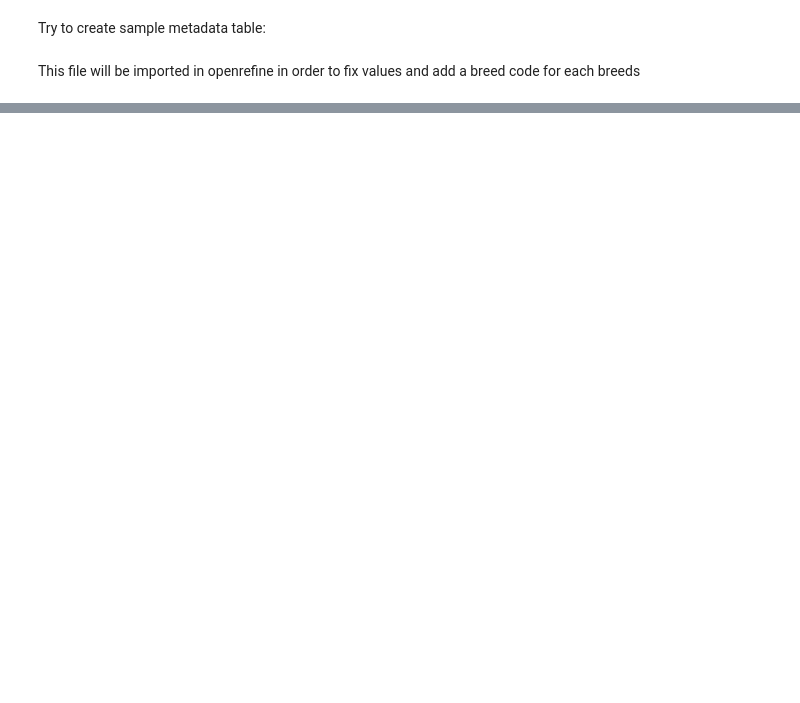
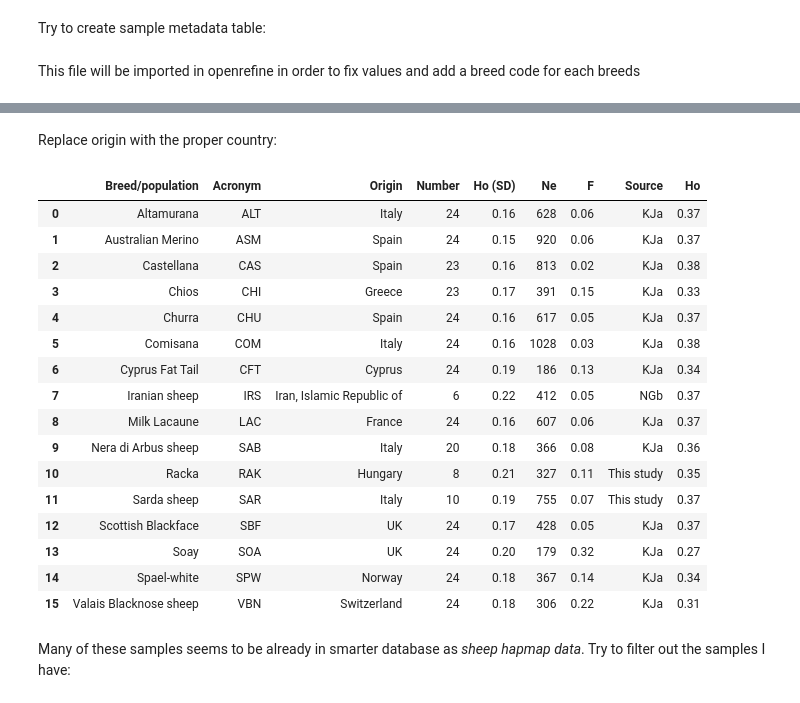
Before and after one commit to cnr-ibba/SMARTER-database, a Jupyter notebook: notebooks/exploratory/0.22.0-bunop-new_sheep_background_data.ipynb, the cells around one changed output, grey strips where cells are left out. Cells and saved outputs as stored; diff of their text form; code cells hidden in the pictures; blank space fills up the shorter version.

```diff
--- a/notebooks/exploratory/0.22.0-bunop-new_sheep_background_data.ipynb
+++ b/notebooks/exploratory/0.22.0-bunop-new_sheep_background_data.ipynb
@@ -133,0 +329,25 @@ This file will be imported in openrefine in order to fix values and add a breed
+# %% [markdown]
+Replace origin with the proper country:
+# %%
+sheep.replace({"Origin": {"Sardinia": "Italy", "Corsica": "France", "Iran": "Iran, Islamic Republic of"}}, inplace=True)
+sheep
+# %% [output]
+|  | Breed/population | Acronym | Origin | Number | Ho (SD) | Ne | F | Source | Ho |
+| 0 | Altamurana | ALT | Italy | 24 | 0.16 | 628 | 0.06 | KJa | 0.37 |
+| 1 | Australian Merino | ASM | Spain | 24 | 0.15 | 920 | 0.06 | KJa | 0.37 |
+| 2 | Castellana | CAS | Spain | 23 | 0.16 | 813 | 0.02 | KJa | 0.38 |
+| 3 | Chios | CHI | Greece | 23 | 0.17 | 391 | 0.15 | KJa | 0.33 |
+| 4 | Churra | CHU | Spain | 24 | 0.16 | 617 | 0.05 | KJa | 0.37 |
+| 5 | Comisana | COM | Italy | 24 | 0.16 | 1028 | 0.03 | KJa | 0.38 |
+| 6 | Cyprus Fat Tail | CFT | Cyprus | 24 | 0.19 | 186 | 0.13 | KJa | 0.34 |
+| 7 | Iranian sheep | IRS | Iran, Islamic Republic of | 6 | 0.22 | 412 | 0.05 | NGb | 0.37 |
+| 8 | Milk Lacaune | LAC | France | 24 | 0.16 | 607 | 0.06 | KJa | 0.37 |
+| 9 | Nera di Arbus sheep | SAB | Italy | 20 | 0.18 | 366 | 0.08 | KJa | 0.36 |
+| 10 | Racka | RAK | Hungary | 8 | 0.21 | 327 | 0.11 | This study | 0.35 |
+| 11 | Sarda sheep | SAR | Italy | 10 | 0.19 | 755 | 0.07 | This study | 0.37 |
+| 12 | Scottish Blackface | SBF | UK | 24 | 0.17 | 428 | 0.05 | KJa | 0.37 |
+| 13 | Soay | SOA | UK | 24 | 0.20 | 179 | 0.32 | KJa | 0.27 |
+| 14 | Spael-white | SPW | Norway | 24 | 0.18 | 367 | 0.14 | KJa | 0.34 |
+| 15 | Valais Blacknose sheep | VBN | Switzerland | 24 | 0.18 | 306 | 0.22 | KJa | 0.31 |
+# %% [markdown]
+Many of these samples seems to be already in smarter database as *sheep hapmap data*. Try to filter out the samples I have:
```
Also changed, not shown: parts of 43 cells of this notebook, 2 other files.
